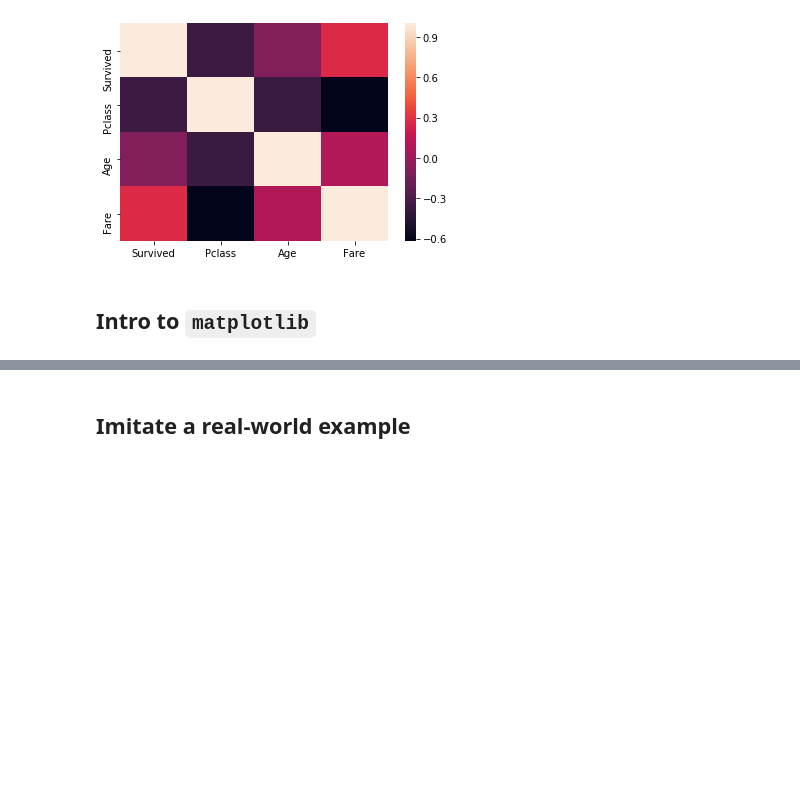
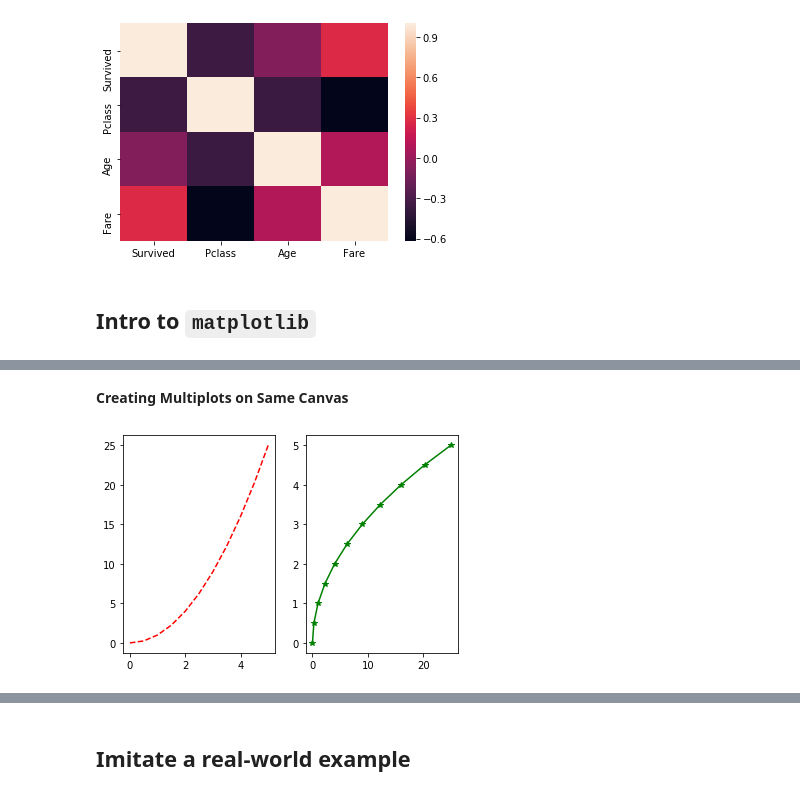
Before and after one commit to sugarfreecode/DS-Unit-1-Sprint-1-Data-Wrangling-and-Storytelling, a Jupyter notebook: module4-make-explanatory-visualizations/LS_DS_114_Make_Explanatory_Visualizations_Lecture_Solutions.ipynb, the cells around one changed output, grey strips where cells are left out. Saved outputs shown, nothing was run; the diff lists cells and outputs as text; code cells hidden in the pictures; blank space fills up the shorter version.

```diff
--- a/module4-make-explanatory-visualizations/LS_DS_114_Make_Explanatory_Visualizations_Lecture_Solutions.ipynb
+++ b/module4-make-explanatory-visualizations/LS_DS_114_Make_Explanatory_Visualizations_Lecture_Solutions.ipynb
@@ -269,0 +323,10 @@ sns.heatmap(corr_matrix);
+# %% [markdown]
+**Creating Multiplots on Same Canvas**
+# %%
+# The basic syntax goes like this: plt.subplot(nrows, ncols, plot_number)
+plt.subplot(1,2,1)
+plt.plot(x, y, 'r--') # More on color options later
+plt.subplot(1,2,2)
+plt.plot(y, x, 'g*-');
+# %% [output]
+[figure, added]
```
Also changed, not shown: parts of 76 cells of this notebook.
